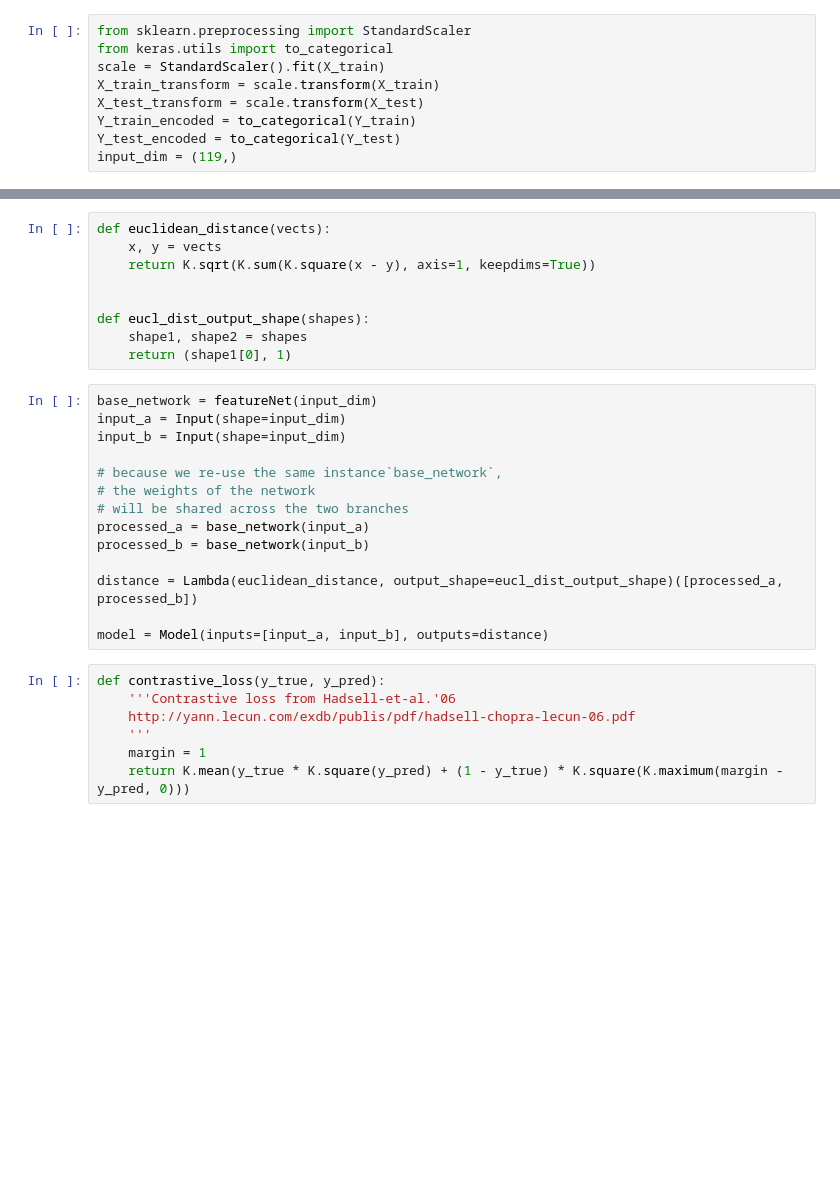
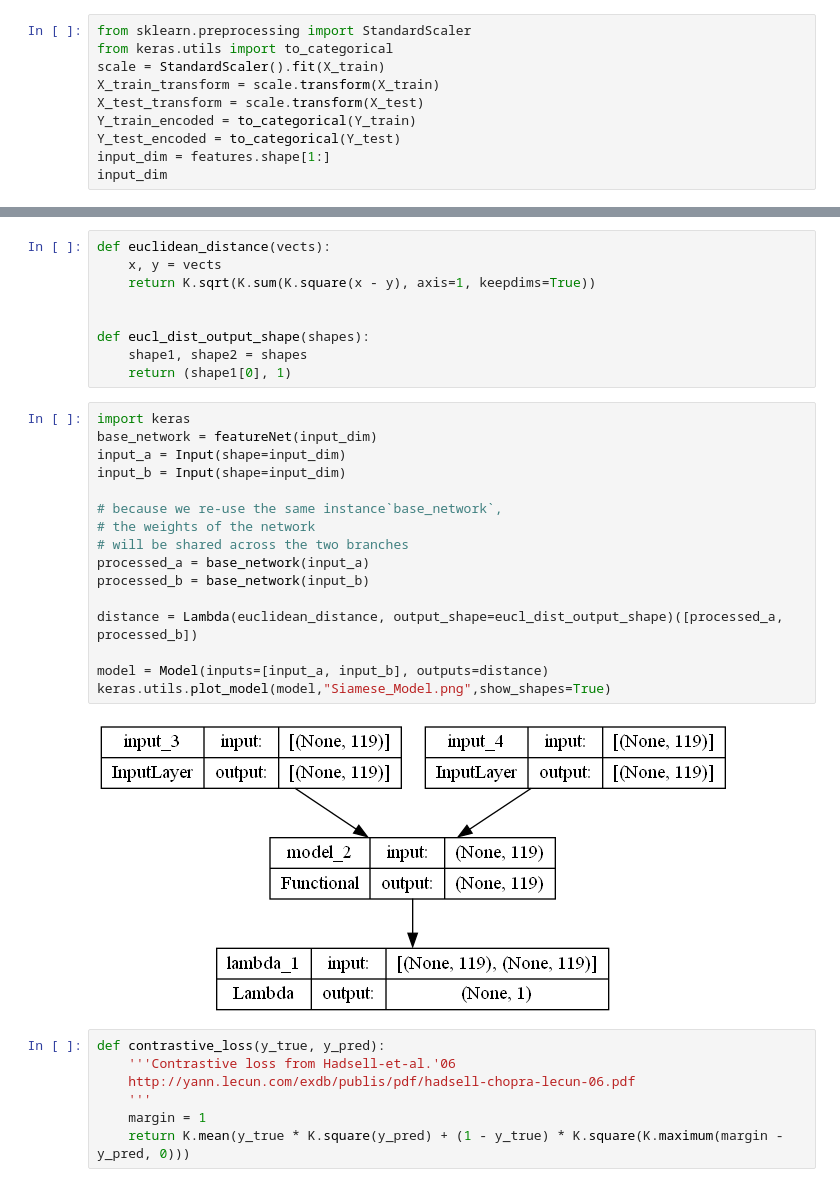
Before and after one commit to xfp-discerning/experiment, a Jupyter notebook: UJIIndoorLoc_fewshot/Siamese_00csv.ipynb, the cells around one changed output, grey strips where cells are left out. Drawn from its saved outputs; the diff is of its cells as text; blank space fills up the shorter version.

```diff
--- a/UJIIndoorLoc_fewshot/Siamese_00csv.ipynb
+++ b/UJIIndoorLoc_fewshot/Siamese_00csv.ipynb
@@ -77,4 +77,5 @@ X_train_transform = scale.transform(X_train)
 X_test_transform = scale.transform(X_test)
 Y_train_encoded = to_categorical(Y_train)
 Y_test_encoded = to_categorical(Y_test)
-input_dim = (119,)
+input_dim = features.shape[1:]
+input_dim
@@ -99,19 +102,23 @@ def eucl_dist_output_shape(shapes):
     shape1, shape2 = shapes
     return (shape1[0], 1)
 # %%
+import keras
 base_network = featureNet(input_dim)
 input_a = Input(shape=input_dim)
 input_b = Input(shape=input_dim)
 
 # because we re-use the same instance`base_network`,
 # the weights of the network
 # will be shared across the two branches
 processed_a = base_network(input_a)
 processed_b = base_network(input_b)
 
 distance = Lambda(euclidean_distance, output_shape=eucl_dist_output_shape)([processed_a, processed_b])
 
 model = Model(inputs=[input_a, input_b], outputs=distance)
+keras.utils.plot_model(model,"Siamese_Model.png",show_shapes=True)
+# %% [output]
+[figure, added]
 # %%
 def contrastive_loss(y_true, y_pred):
     '''Contrastive loss from Hadsell-et-al.'06
```
Also changed, not shown: parts of 3 cells of this notebook, 36 other files.
